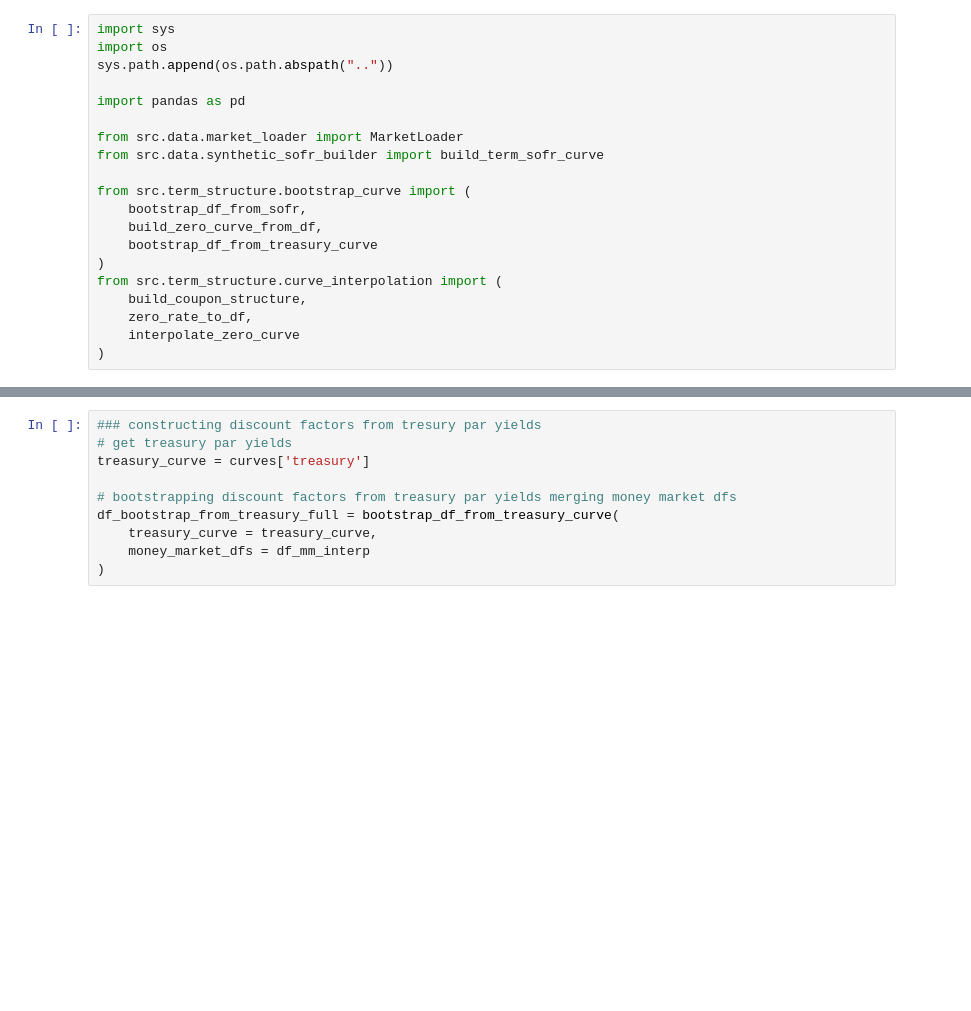
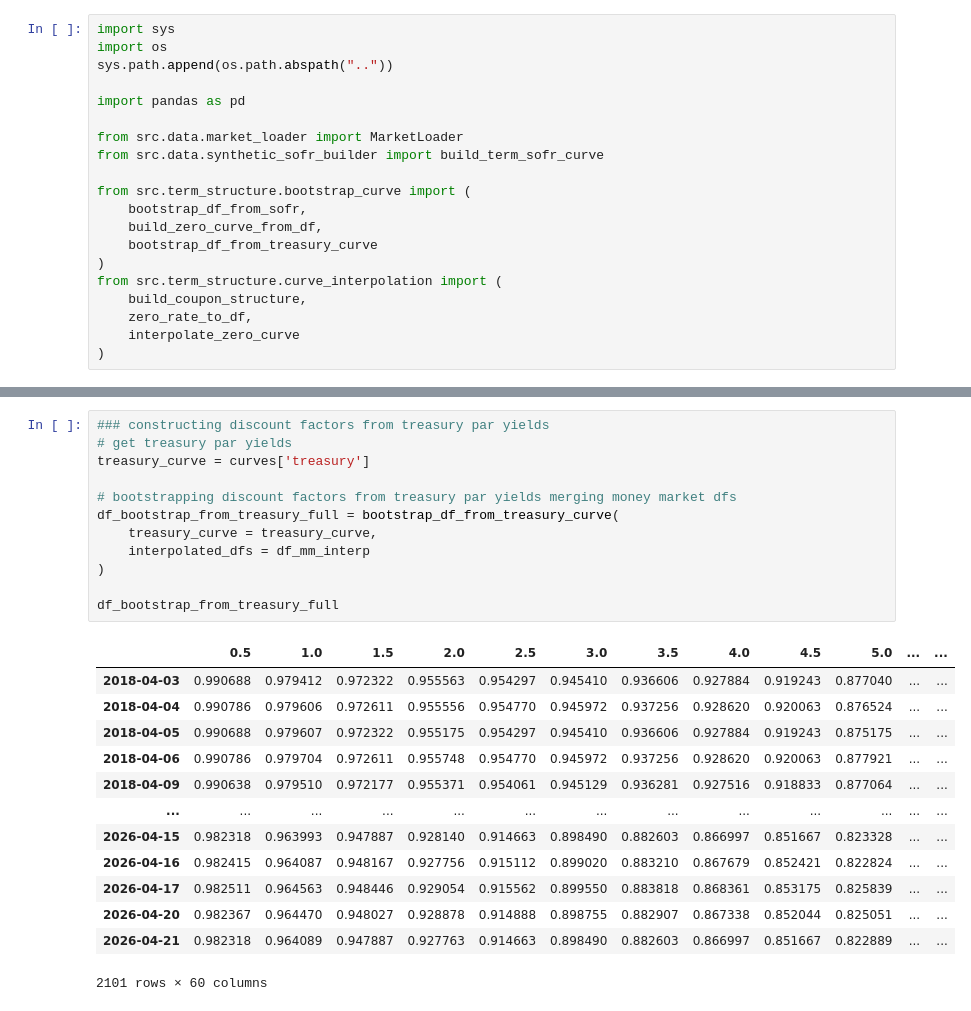
Before and after one commit to gorkemyencak/hedge-accounting-valuation-platform, a Jupyter notebook: notebooks/02_bootstrapping_testing.ipynb, the cells around one changed output, grey strips where cells are left out. Cells and saved outputs as stored; diff of their text form; blank space fills up the shorter version.

Commit message:
bootstrapping df from treasury par yields & computing full discounting curve

```diff
--- a/notebooks/02_bootstrapping_testing.ipynb
+++ b/notebooks/02_bootstrapping_testing.ipynb
@@ -105,11 +120,27 @@ df_mm_interp
 2101 rows × 60 columns
 # %%
-### constructing discount factors from tresury par yields
+### constructing discount factors from treasury par yields
 # get treasury par yields
 treasury_curve = curves['treasury']
 
 # bootstrapping discount factors from treasury par yields merging money market dfs
 df_bootstrap_from_treasury_full = bootstrap_df_from_treasury_curve(
     treasury_curve = treasury_curve,
-    money_market_dfs = df_mm_interp
+    interpolated_dfs = df_mm_interp
 )
+
+df_bootstrap_from_treasury_full
+# %% [output]
+|  | 0.5 | 1.0 | 1.5 | 2.0 | 2.5 | 3.0 | 3.5 | 4.0 | 4.5 | 5.0 | ... | ... |
+| 2018-04-03 | 0.990688 | 0.979412 | 0.972322 | 0.955563 | 0.954297 | 0.945410 | 0.936606 | 0.927884 | 0.919243 | 0.877040 | ... | ... |
+| 2018-04-04 | 0.990786 | 0.979606 | 0.972611 | 0.955556 | 0.954770 | 0.945972 | 0.937256 | 0.928620 | 0.920063 | 0.876524 | ... | ... |
+| 2018-04-05 | 0.990688 | 0.979607 | 0.972322 | 0.955175 | 0.954297 | 0.945410 | 0.936606 | 0.927884 | 0.919243 | 0.875175 | ... | ... |
+| 2018-04-06 | 0.990786 | 0.979704 | 0.972611 | 0.955748 | 0.954770 | 0.945972 | 0.937256 | 0.928620 | 0.920063 | 0.877921 | ... | ... |
+| 2018-04-09 | 0.990638 | 0.979510 | 0.972177 | 0.955371 | 0.954061 | 0.945129 | 0.936281 | 0.927516 | 0.918833 | 0.877064 | ... | ... |
+| ... | ... | ... | ... | ... | ... | ... | ... | ... | ... | ... | ... | ... |
+| 2026-04-15 | 0.982318 | 0.963993 | 0.947887 | 0.928140 | 0.914663 | 0.898490 | 0.882603 | 0.866997 | 0.851667 | 0.823328 | ... | ... |
+| 2026-04-16 | 0.982415 | 0.964087 | 0.948167 | 0.927756 | 0.915112 | 0.899020 | 0.883210 | 0.867679 | 0.852421 | 0.822824 | ... | ... |
+| 2026-04-17 | 0.982511 | 0.964563 | 0.948446 | 0.929054 | 0.915562 | 0.899550 | 0.883818 | 0.868361 | 0.853175 | 0.825839 | ... | ... |
+| 2026-04-20 | 0.982367 | 0.964470 | 0.948027 | 0.928878 | 0.914888 | 0.898755 | 0.882907 | 0.867338 | 0.852044 | 0.825051 | ... | ... |
+| 2026-04-21 | 0.982318 | 0.964089 | 0.947887 | 0.927763 | 0.914663 | 0.898490 | 0.882603 | 0.866997 | 0.851667 | 0.822889 | ... | ... |
+2101 rows × 60 columns
```
Also changed, not shown: parts of 4 cells of this notebook, 4 other files.
